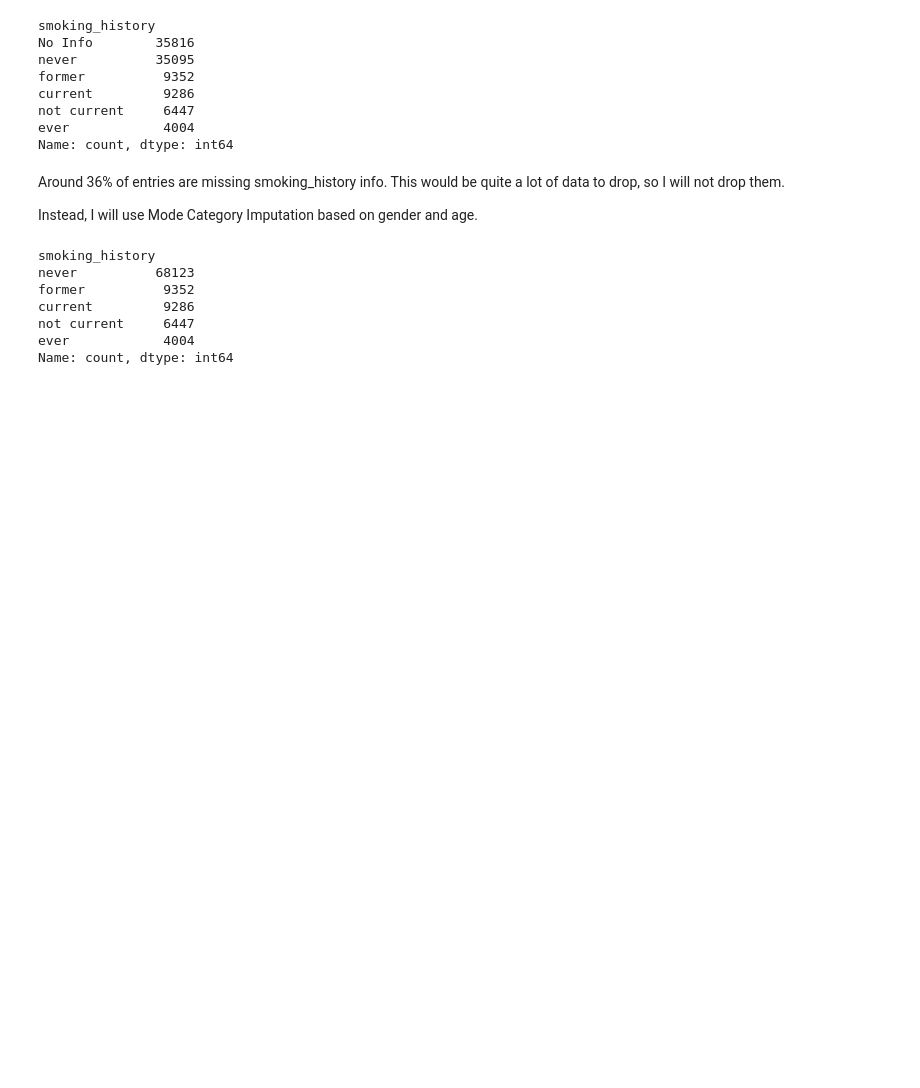
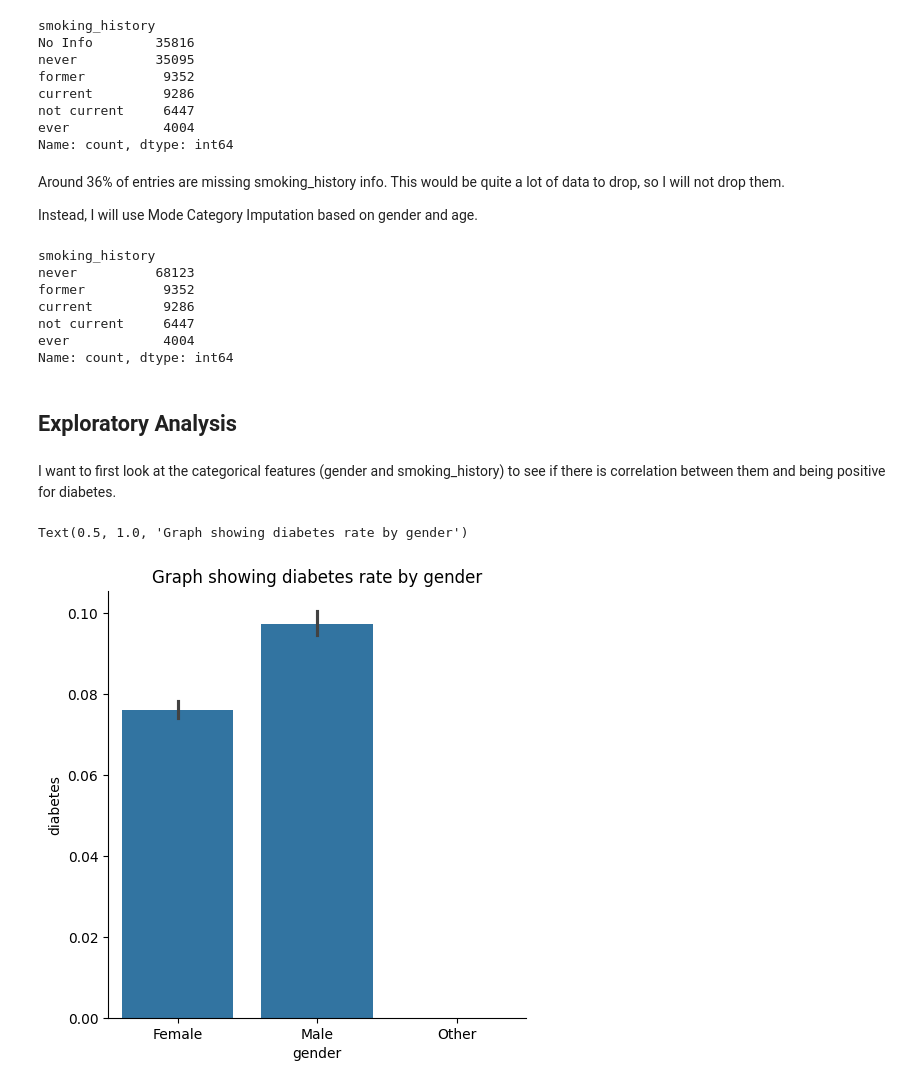
Before and after one commit to hannasophian/diabetes_prediction, a Jupyter notebook: project.ipynb, the cells around one changed output. Drawn from its saved outputs; the diff is of its cells as text; code cells hidden in the pictures; blank space fills up the shorter version.

Commit message:
analysis - correlation for categorical features

```diff
--- a/project.ipynb
+++ b/project.ipynb
@@ -95,3 +89,16 @@ current         9286
 not current     6447
 ever            4004
 Name: count, dtype: int64
+# %% [markdown]
+## Exploratory Analysis
+# %% [markdown]
+I want to first look at the categorical features (gender and smoking_history) to see if there is correlation between them and being positive for diabetes.
+# %%
+sns.catplot(
+    data=df, x="gender", y="diabetes",
+    kind="bar"
+)
+plt.title("Graph showing diabetes rate by gender")
+# %% [output]
+Text(0.5, 1.0, 'Graph showing diabetes rate by gender')
+[figure, added]
```
Also changed, not shown: parts of 17 cells of this notebook.
